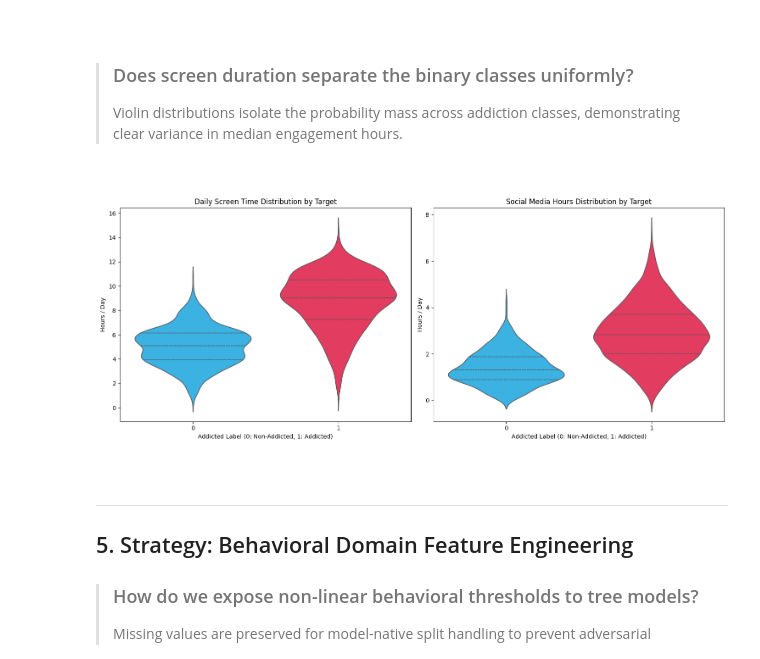
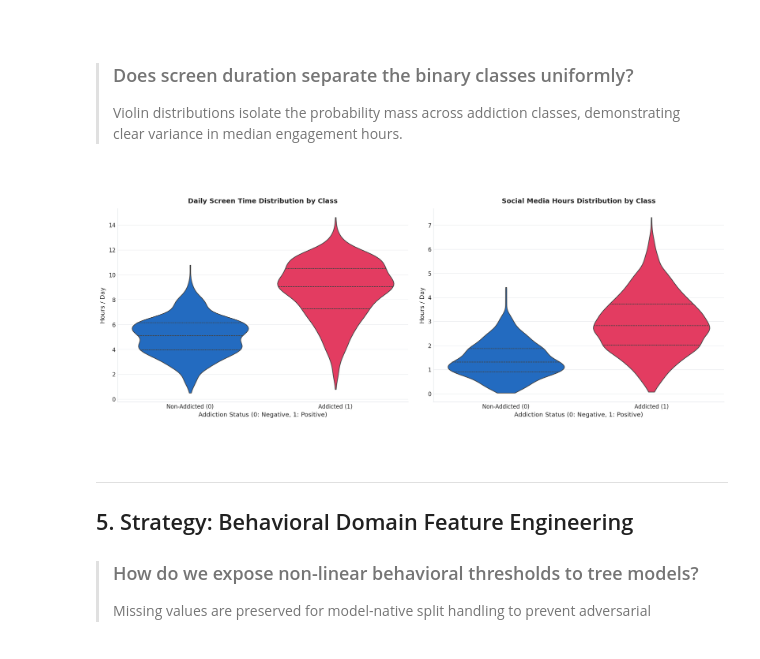
Before and after one commit to Amey-Thakur/KAGGLE-COMPETITIONS, a Jupyter notebook: Competitions/Predicting Smartphone Addiction/predicting-smartphone-addiction.ipynb, the cells around one changed output. Drawn from its saved outputs; the diff is of its cells as text; code cells hidden in the pictures.

```diff
--- a/Competitions/Predicting Smartphone Addiction/predicting-smartphone-addiction.ipynb
+++ b/Competitions/Predicting Smartphone Addiction/predicting-smartphone-addiction.ipynb
@@ -74,6 +74,15 @@ from sklearn.metrics import roc_auc_score, roc_curve
 from lightgbm import LGBMClassifier, plot_importance
 from xgboost import XGBClassifier
 from catboost import CatBoostClassifier
+
+# Premium Plotting Theme Configuration
+plt.style.use("seaborn-v0_8-whitegrid" if "seaborn-v0_8-whitegrid" in plt.style.available else "default")
+plt.rcParams["font.sans-serif"] = ["DejaVu Sans", "Arial", "Helvetica"]
+plt.rcParams["axes.edgecolor"] = "#E1E4E8"
+plt.rcParams["axes.linewidth"] = 0.8
+plt.rcParams["grid.color"] = "#E1E4E8"
+plt.rcParams["grid.alpha"] = 0.6
+plt.rcParams["figure.dpi"] = 120
 
 # Kaggle Toolbox & Cloud Fallback
 sys.path.append("../../Kaggle Toolbox")
@@ -202,32 +229,35 @@ plt.show()
 
 <br>
 # %%
-fig, (ax1, ax2) = plt.subplots(1, 2, figsize=(15, 6), dpi=100)
+fig, (ax1, ax2) = plt.subplots(1, 2, figsize=(16, 6), dpi=120)
 
 sns.violinplot(
     data=train, x="addicted_label", y="daily_screen_time_hours",
     hue="addicted_label", legend=False,
-    palette=["#20BEFF", "#FF2052"], inner="quartile",
-    ax=ax1
+    palette=["#0969DA", "#FF2052"], inner="quartile",
+    cut=0, ax=ax1
 )
-ax1.set_title("Daily Screen Time Distribution by Target")
-ax1.set_xlabel("Addicted Label (0: Non-Addicted, 1: Addicted)")
-ax1.set_ylabel("Hours / Day")
+ax1.set_title("Daily Screen Time Distribution by Class", fontsize=12, weight="bold", pad=10)
+ax1.set_xlabel("Addiction Status (0: Negative, 1: Positive)", fontsize=11)
+ax1.set_ylabel("Hours / Day", fontsize=11)
+ax1.set_xticklabels(["Non-Addicted (0)", "Addicted (1)"])
 
 sns.violinplot(
     data=train, x="addicted_label", y="social_media_hours",
     hue="addicted_label", legend=False,
-    palette=["#20BEFF", "#FF2052"], inner="quartile",
-    ax=ax2
+    palette=["#0969DA", "#FF2052"], inner="quartile",
+    cut=0, ax=ax2
 )
-ax2.set_title("Social Media Hours Distribution by Target")
-ax2.set_xlabel("Addicted Label (0: Non-Addicted, 1: Addicted)")
-ax2.set_ylabel("Hours / Day")
+ax2.set_title("Social Media Hours Distribution by Class", fontsize=12, weight="bold", pad=10)
+ax2.set_xlabel("Addiction Status (0: Negative, 1: Positive)", fontsize=11)
+ax2.set_ylabel("Hours / Day", fontsize=11)
+ax2.set_xticklabels(["Non-Addicted (0)", "Addicted (1)"])
 
-plt.tight_layout()
+sns.despine(top=True, right=True)
+plt.tight_layout(pad=2.0)
 plt.show()
 # %% [output]
-[figure, old version]
+[figure, new version]
 # %% [markdown]
 <br>
 
```
Also changed, not shown: parts of 5 cells of this notebook.
